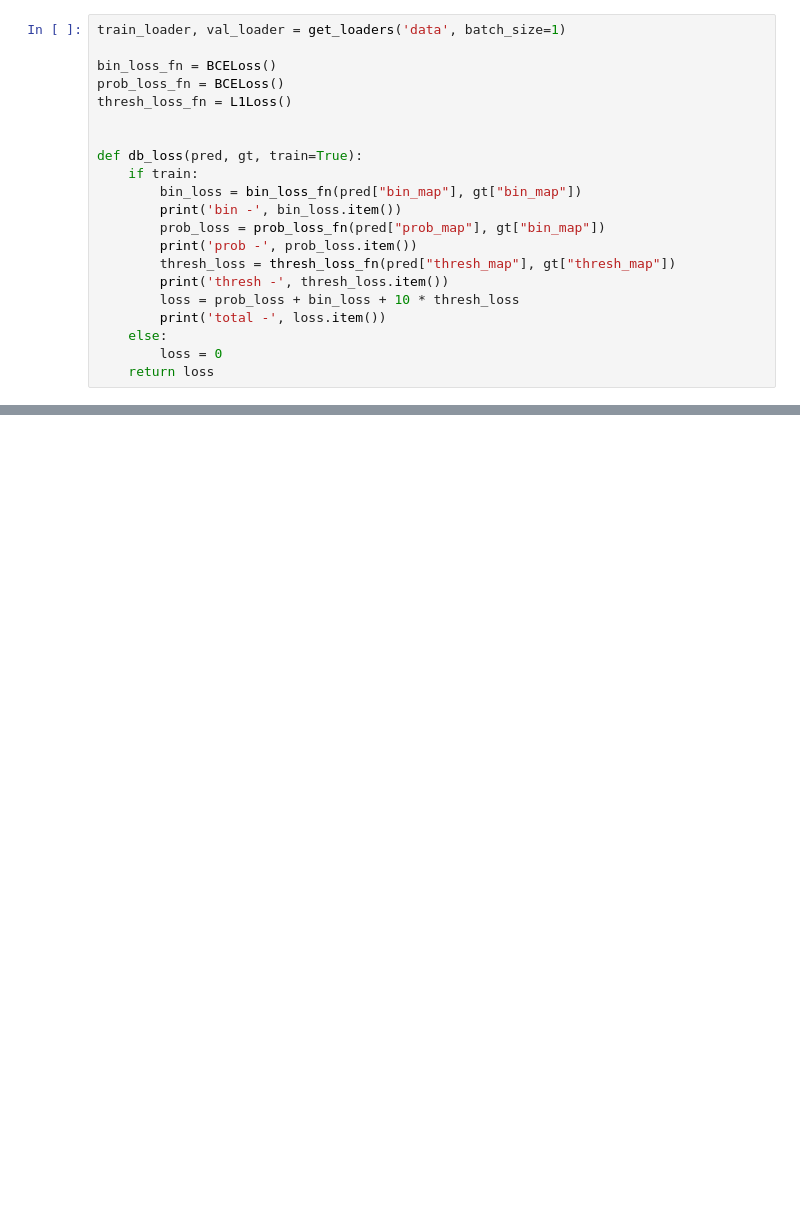
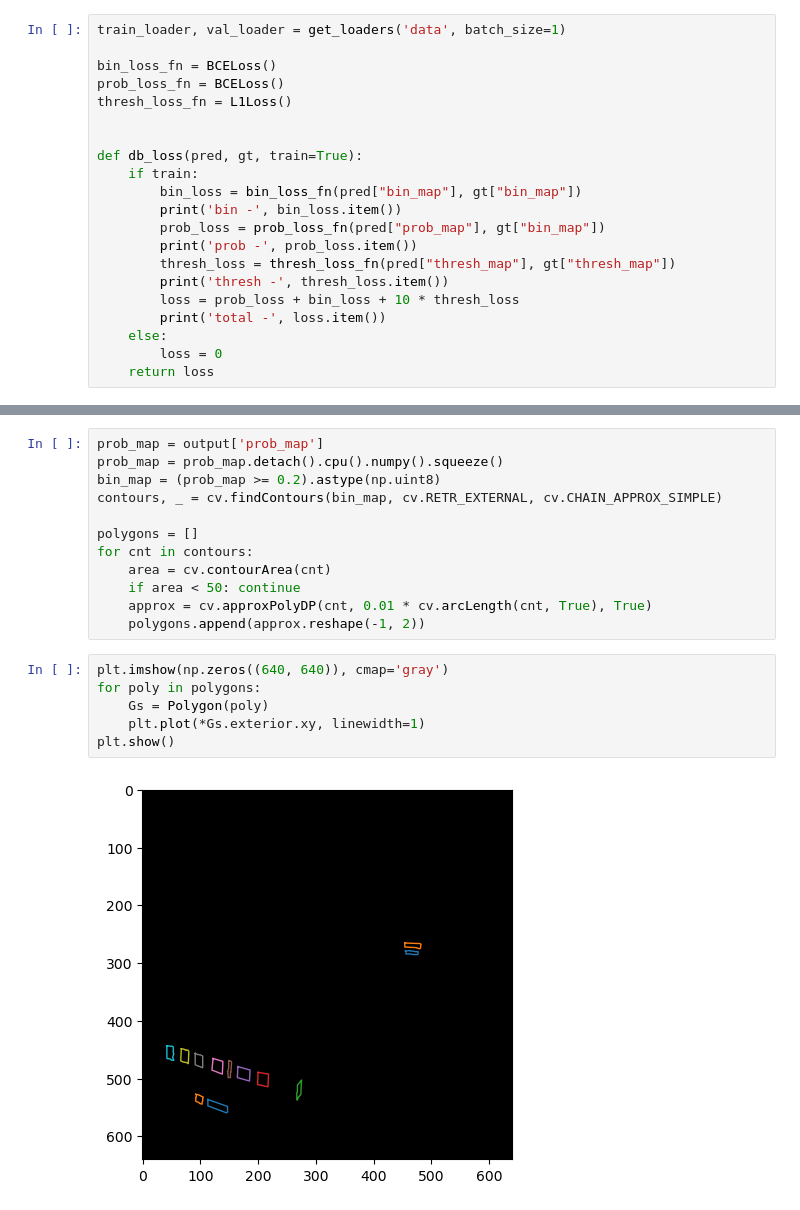
Before and after one commit to zachhendon/image-translator, a Jupyter notebook: text-detection/visualize.ipynb, the cells around one changed output, grey strips where cells are left out. Saved outputs shown, nothing was run; the diff lists cells and outputs as text; blank space fills up the shorter version.

```diff
--- a/text-detection/visualize.ipynb
+++ b/text-detection/visualize.ipynb
@@ -74,0 +104,20 @@ total - 0.03497321158647537
+# %%
+prob_map = output['prob_map']
+prob_map = prob_map.detach().cpu().numpy().squeeze()
+bin_map = (prob_map >= 0.2).astype(np.uint8)
+contours, _ = cv.findContours(bin_map, cv.RETR_EXTERNAL, cv.CHAIN_APPROX_SIMPLE)
+
+polygons = []
+for cnt in contours:
+    area = cv.contourArea(cnt)
+    if area < 50: continue
+    approx = cv.approxPolyDP(cnt, 0.01 * cv.arcLength(cnt, True), True)
+    polygons.append(approx.reshape(-1, 2))
+# %%
+plt.imshow(np.zeros((640, 640)), cmap='gray')
+for poly in polygons:
+    Gs = Polygon(poly)
+    plt.plot(*Gs.exterior.xy, linewidth=1)
+plt.show()
+# %% [output]
+[figure, added]
```
Also changed, not shown: parts of 7 cells of this notebook, 6 other files.
